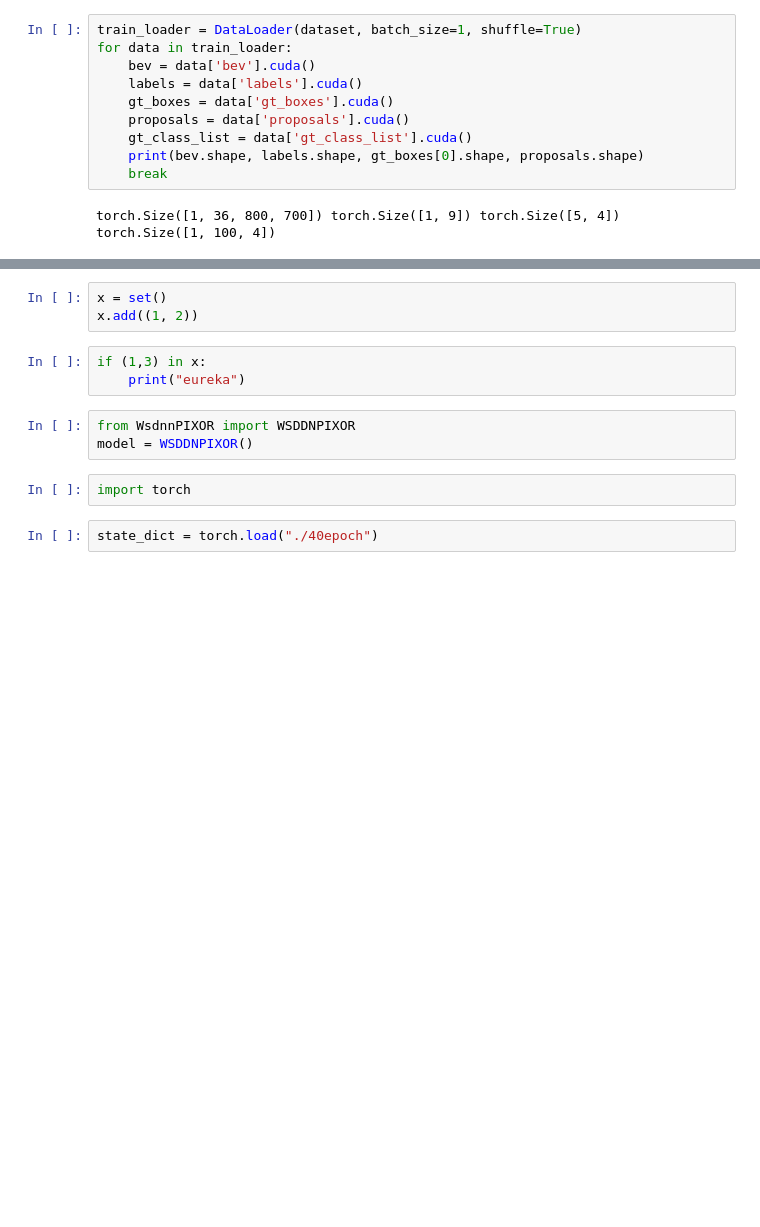
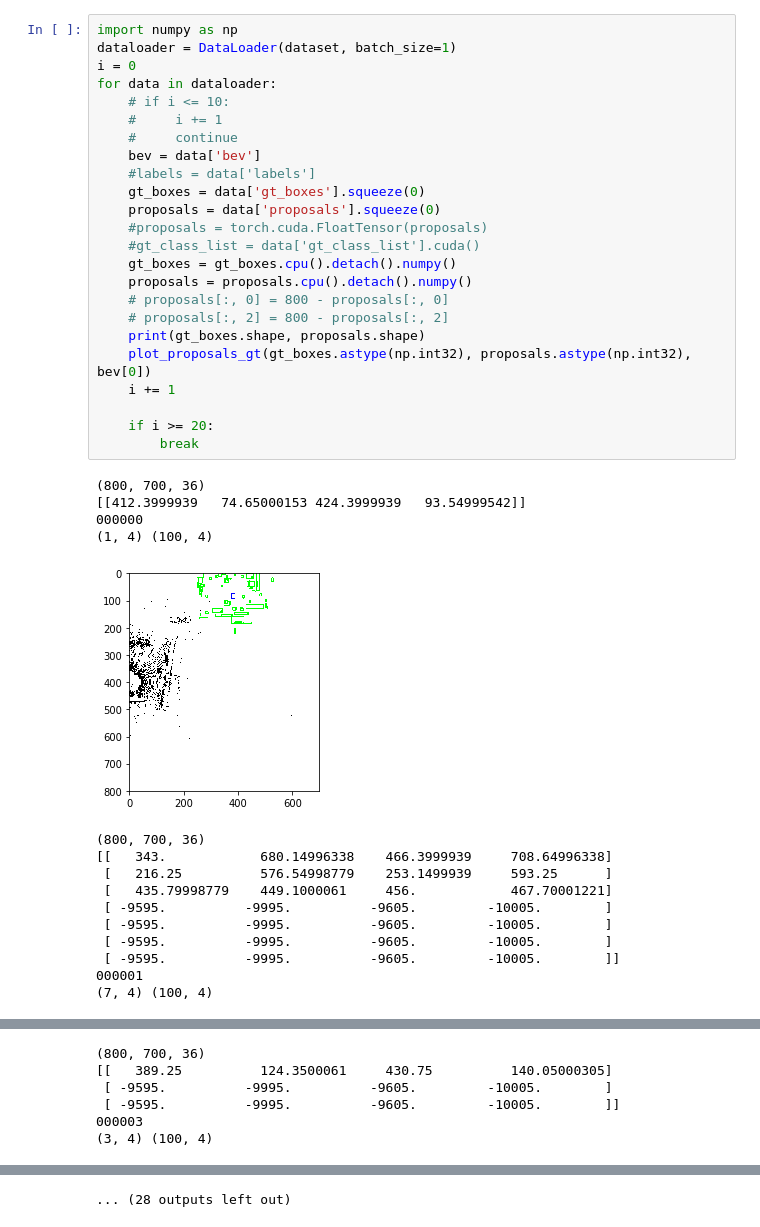
Before and after one commit to akshay-antony/Weakly-Supervised-3D-Object-Detection, a Jupyter notebook: test.ipynb, the cells around one changed output, grey strips where cells are left out. Saved outputs shown, nothing was run; the diff lists cells and outputs as text; blank space fills up the shorter version.

Commit message:
done visualization

```diff
--- a/test.ipynb
+++ b/test.ipynb
@@ -31,12 +16,40 @@ NameError: name 'DataLoader' is not defined
 # %%
-train_loader = DataLoader(dataset, batch_size=1, shuffle=True)
-for data in train_loader:
-    bev = data['bev'].cuda()
-    labels = data['labels'].cuda()
-    gt_boxes = data['gt_boxes'].cuda()
-    proposals = data['proposals'].cuda()
-    gt_class_list = data['gt_class_list'].cuda()
-    print(bev.shape, labels.shape, gt_boxes[0].shape, proposals.shape)
-    break
+import numpy as np
+dataloader = DataLoader(dataset, batch_size=1)
+i = 0
+for data in dataloader:
+    # if i <= 10:
+    #     i += 1
+    #     continue
+    bev = data['bev']
+    #labels = data['labels']
+    gt_boxes = data['gt_boxes'].squeeze(0)
+    proposals = data['proposals'].squeeze(0)
+    #proposals = torch.cuda.FloatTensor(proposals)
+    #gt_class_list = data['gt_class_list'].cuda()
+    gt_boxes = gt_boxes.cpu().detach().numpy()
+    proposals = proposals.cpu().detach().numpy()
+    # proposals[:, 0] = 800 - proposals[:, 0]
+    # proposals[:, 2] = 800 - proposals[:, 2]
+    print(gt_boxes.shape, proposals.shape)
+    plot_proposals_gt(gt_boxes.astype(np.int32), proposals.astype(np.int32), bev[0])
+    i += 1
+
+    if i >= 20:
+        break
 # %% [output]
-torch.Size([1, 36, 800, 700]) torch.Size([1, 9]) torch.Size([5, 4]) torch.Size([1, 100, 4])
+(800, 700, 36)
+[[412.3999939   74.65000153 424.3999939   93.54999542]]
+000000
+(1, 4) (100, 4)
+[figure, added]
+(800, 700, 36)
+[[   343.            680.14996338    466.3999939     708.64996338]
+ [   216.25          576.54998779    253.1499939     593.25      ]
+ [   435.79998779    449.1000061     456.            467.70001221]
+ [ -9595.          -9995.          -9605.         -10005.        ]
+ [ -9595.          -9995.          -9605.         -10005.        ]
+ [ -9595.          -9995.          -9605.         -10005.        ]
+ [ -9595.          -9995.          -9605.         -10005.        ]]
+000001
+(7, 4) (100, 4)
@@ -42,0 +57,6 @@ torch.Size([1, 36, 800, 700]) torch.Size([1, 9]) torch.Size([5, 4]) torch.Size([
+(800, 700, 36)
+[[   389.25          124.3500061     430.75          140.05000305]
+ [ -9595.          -9995.          -9605.         -10005.        ]
+ [ -9595.          -9995.          -9605.         -10005.        ]]
+000003
+(3, 4) (100, 4)
@@ -43,13 +94 @@ torch.Size([1, 36, 800, 700]) torch.Size([1, 9]) torch.Size([5, 4]) torch.Size([
+... (28 outputs left out)
-# %%
-x = set()
-x.add((1, 2))
-# %%
-if (1,3) in x:
-    print("eureka")
-# %%
-from WsdnnPIXOR import WSDDNPIXOR
-model = WSDDNPIXOR()
-# %%
-import torch
-# %%
-state_dict = torch.load("./40epoch")
```
Also changed, not shown: parts of 14 cells of this notebook, 8 other files.
